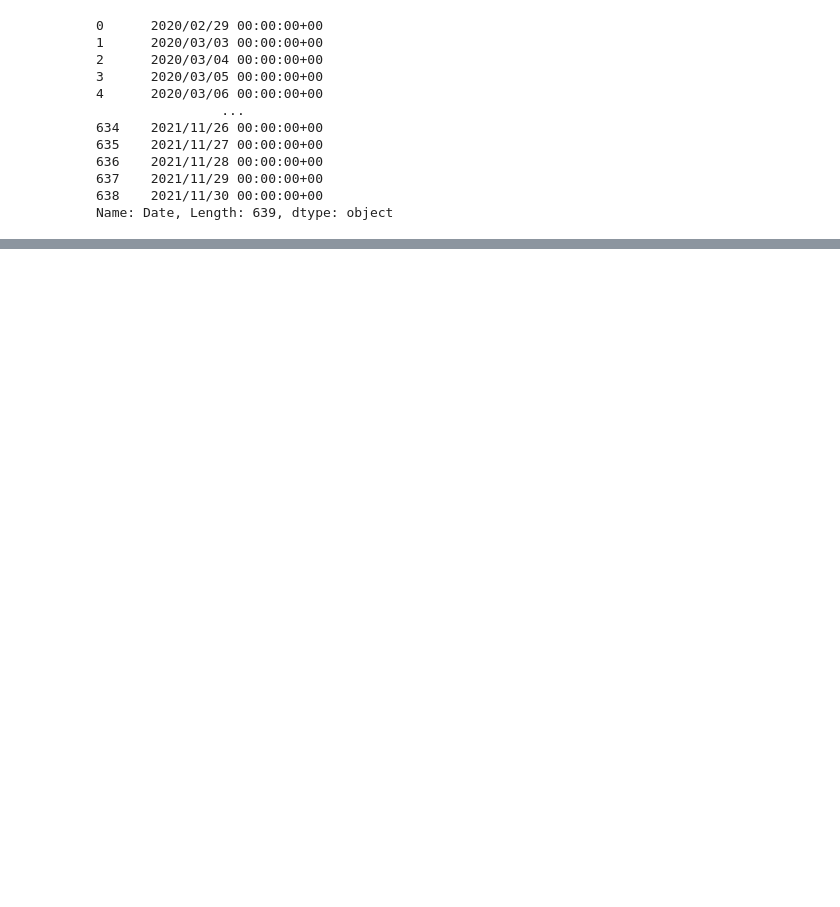
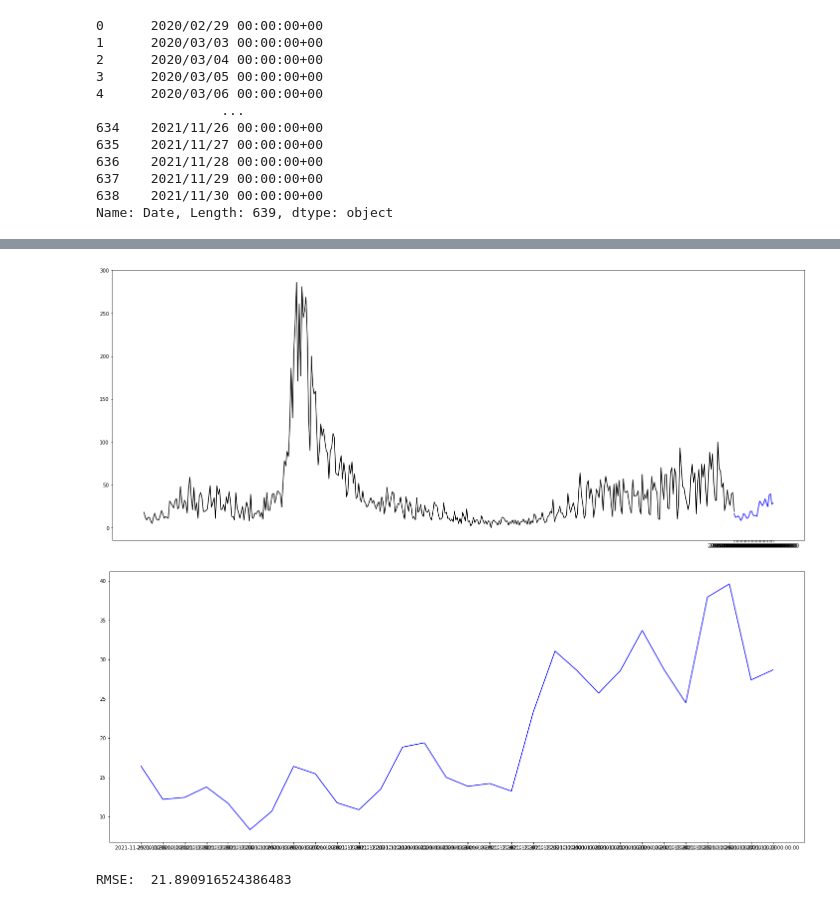
Before and after one commit to Vindhya07/ML_Covid_TimeSeries, a Jupyter notebook: Covid_timeseries.ipynb, the cells around one changed output, grey strips where cells are left out. Cells and saved outputs as stored; diff of their text form; code cells hidden in the pictures; blank space fills up the shorter version.

```diff
--- a/Covid_timeseries.ipynb
+++ b/Covid_timeseries.ipynb
@@ -208,0 +217,7 @@ plt.plot(tt, y_pred, color='blue')
+# %%
+rmse_30 = train_predict_Ridge(30, 1, 2, 1)
+print("RMSE: ", rmse_30)
+# %% [output]
+[figure, added]
+[figure, added]
+RMSE:  21.890916524386483
```
Also changed, not shown: parts of 17 cells of this notebook, 1 other file.
